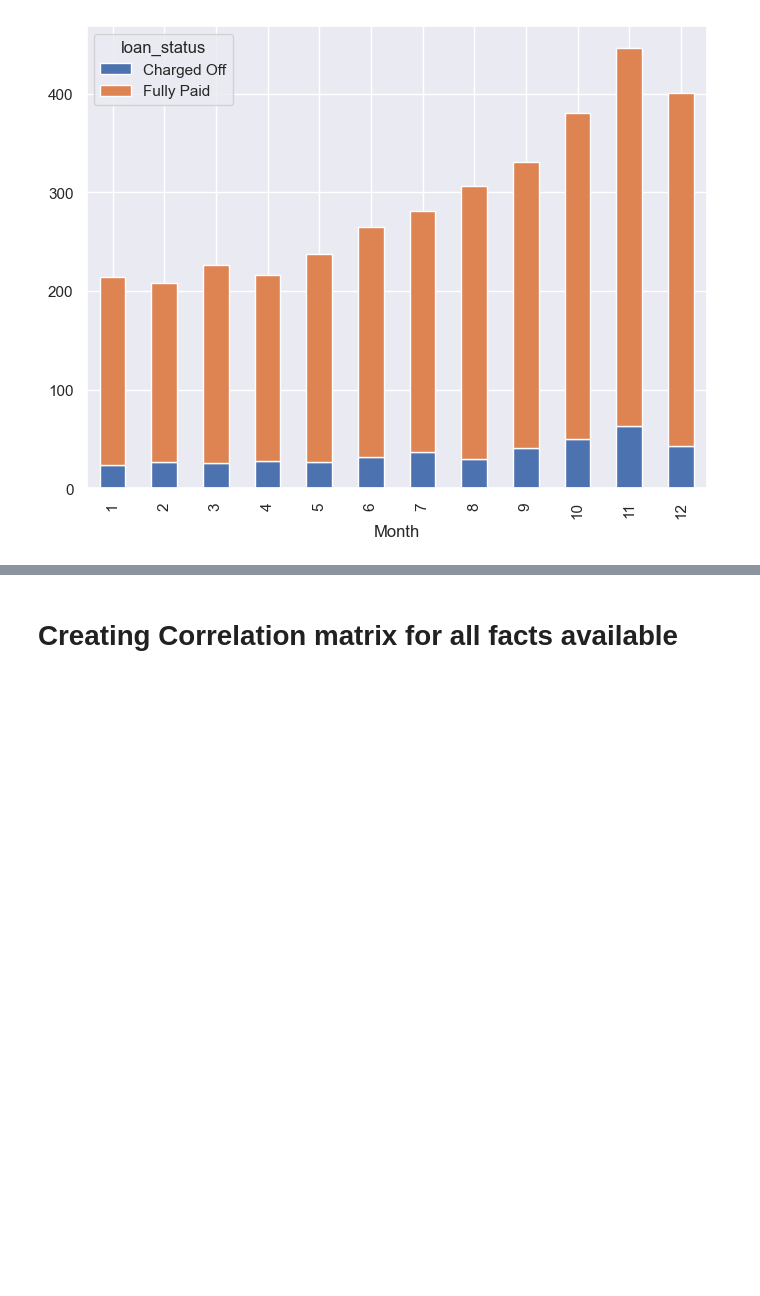
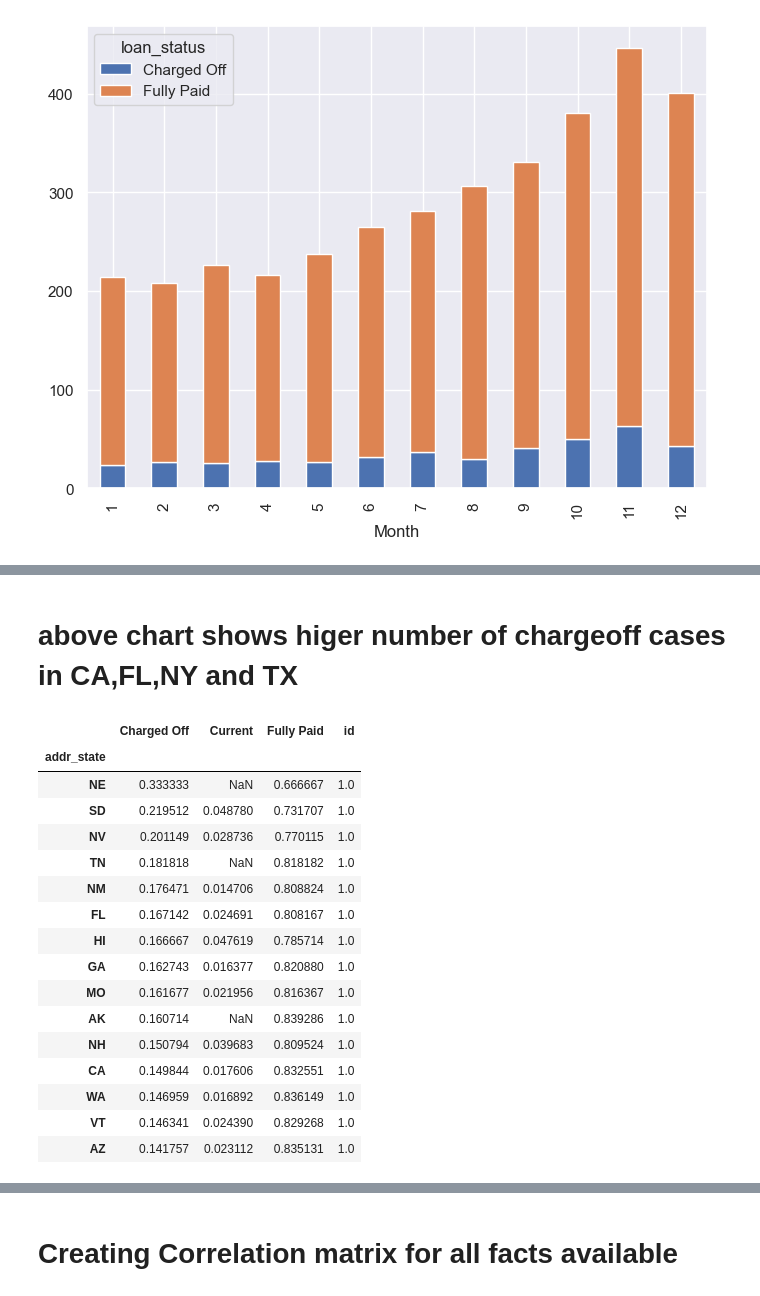
Before and after one commit to AjyNegi/Lending-Club-Case-Study, a Jupyter notebook: Group_Facilitator_Name.ipynb, the cells around one changed output, grey strips where cells are left out. Drawn from its saved outputs; the diff is of its cells as text; code cells hidden in the pictures; blank space fills up the shorter version.

```diff
--- a/Group_Facilitator_Name.ipynb
+++ b/Group_Facilitator_Name.ipynb
@@ -372,0 +474,25 @@ temp_df.div(temp_df['id'],axis=0).sort_values(by='Charged Off',ascending=False).
+# %% [markdown]
+# above chart shows higer number of chargeoff cases in CA,FL,NY and TX
+# %%
+# for detail analysis creating below table
+temp_df =loan_df_remv_otlr.groupby(['addr_state','loan_status']).size().unstack()
+temp_df=temp_df.merge(loan_df_remv_otlr.groupby(['addr_state']).agg({'id':'count'}),on='addr_state',how='right')
+temp_df.div(temp_df['id'],axis=0).sort_values(by='Charged Off',ascending=False).head(15)
+# %% [output]
+|  | Charged Off | Current | Fully Paid | id |
+| addr_state |  |  |  |  |
+| NE | 0.333333 | NaN | 0.666667 | 1.0 |
+| SD | 0.219512 | 0.048780 | 0.731707 | 1.0 |
+| NV | 0.201149 | 0.028736 | 0.770115 | 1.0 |
+| TN | 0.181818 | NaN | 0.818182 | 1.0 |
+| NM | 0.176471 | 0.014706 | 0.808824 | 1.0 |
+| FL | 0.167142 | 0.024691 | 0.808167 | 1.0 |
+| HI | 0.166667 | 0.047619 | 0.785714 | 1.0 |
+| GA | 0.162743 | 0.016377 | 0.820880 | 1.0 |
+| MO | 0.161677 | 0.021956 | 0.816367 | 1.0 |
+| AK | 0.160714 | NaN | 0.839286 | 1.0 |
+| NH | 0.150794 | 0.039683 | 0.809524 | 1.0 |
+| CA | 0.149844 | 0.017606 | 0.832551 | 1.0 |
+| WA | 0.146959 | 0.016892 | 0.836149 | 1.0 |
+| VT | 0.146341 | 0.024390 | 0.829268 | 1.0 |
+| AZ | 0.141757 | 0.023112 | 0.835131 | 1.0 |
```
Also changed, not shown: parts of 63 cells of this notebook.
